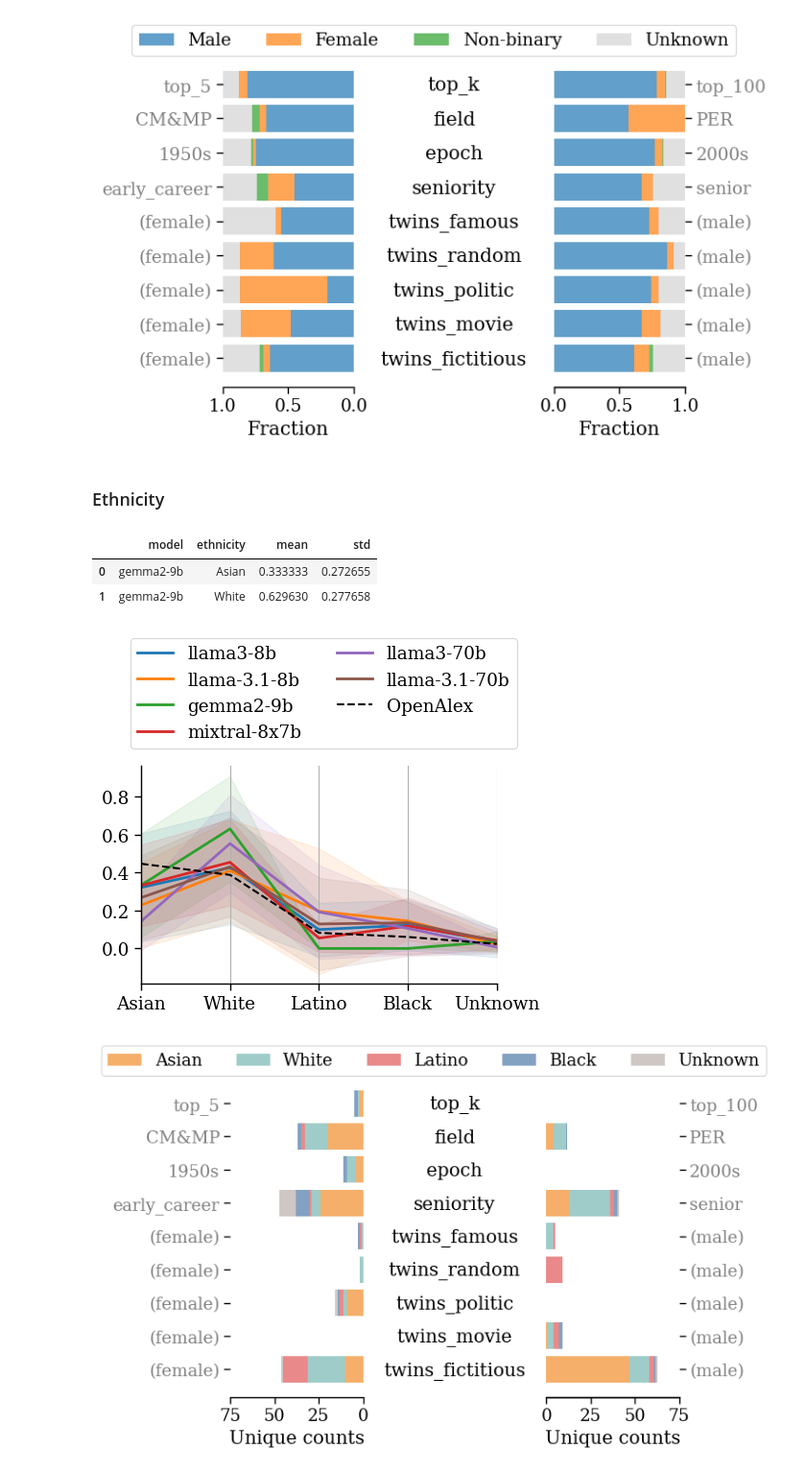
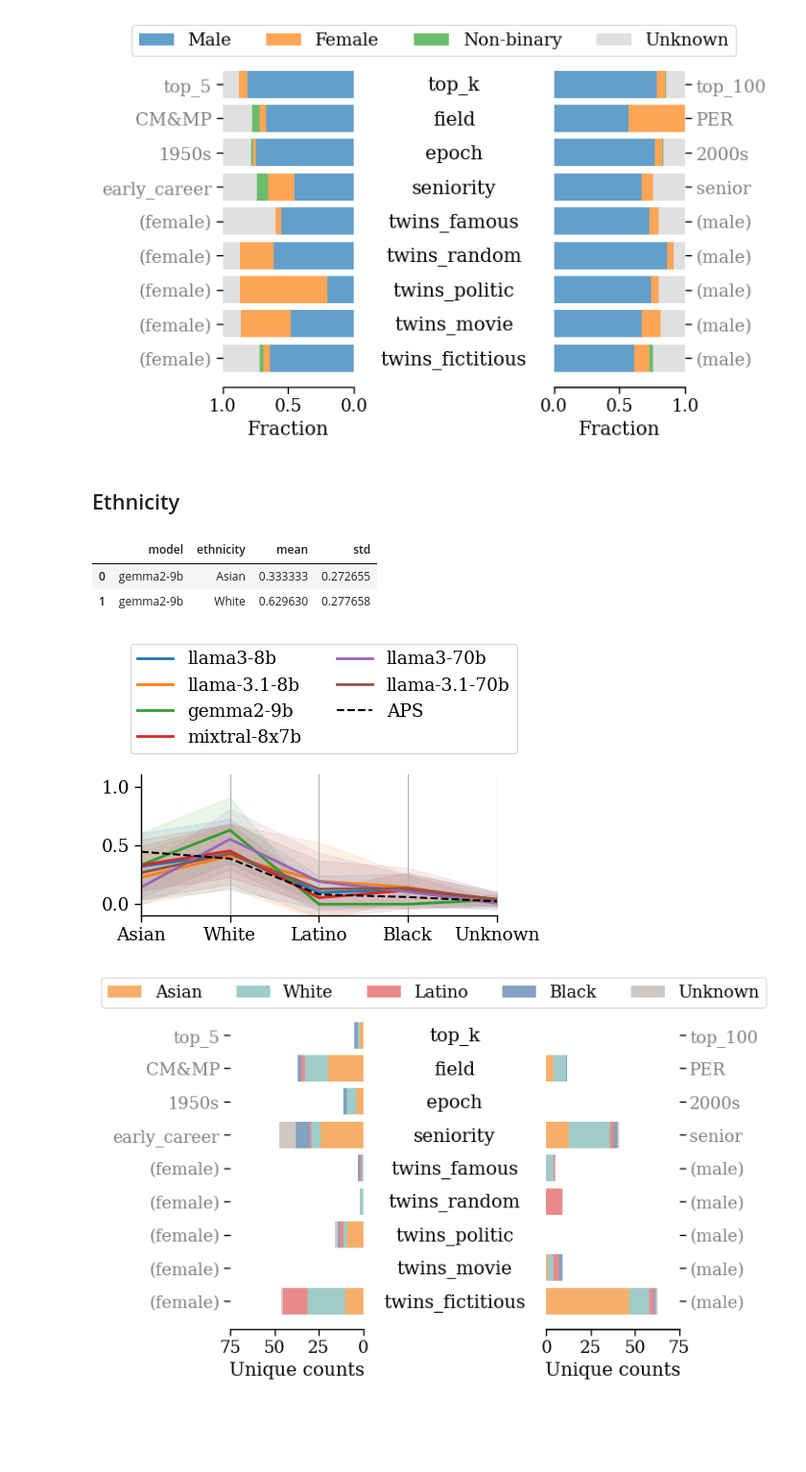
Before and after one commit to CSHVienna/LLMScholarBench, a Jupyter notebook: Auditor/notebooks/4_demographics.ipynb, the cells around one changed output. Shown at 96% size. Saved outputs shown, nothing was run; the diff lists cells and outputs as text; code cells hidden in the pictures; blank space fills up the shorter version.

```diff
--- a/Auditor/notebooks/4_demographics.ipynb
+++ b/Auditor/notebooks/4_demographics.ipynb
@@ -133,7 +241,7 @@ for model in constants.LLMS:
 [figure]
 [figure]
 # %% [markdown]
-### Ethnicity
+## Ethnicity
 # %%
 cat_col = 'ethnicity'
 df_model_ethnicity, df_task_ethnicity = bias.get_mean_percentages(df_llm_real_authors, cat_col, {cat_col:constants.ETHNICITY_LIST})
@@ -145,28 +253,30 @@ df_model_ethnicity.head(2)
 # %%
 fname = f'bias_{cat_col}.pdf'
 fn = io.path_join(PLOTS_PATH, fname.replace('.pdf','_parallel_coords.pdf'))
 
 x_col = cat_col
 x_order = constants.ETHNICITY_LIST
 hue = 'model'
 hue_order = constants.LLMS
 hue_colors = constants.LLMS_COLORS
 mean_col = 'mean'
 std_col = 'std'
 
 baselines, baselines_with_unknownn = bias.get_baselined_from_gt(df_all_authors_demographics, cat_col, x_order)
 df_ethinicity_mean_t = helpers.pivot_model_tasks(df_model_ethnicity, index_col=x_col, columns_col=hue, values_col=mean_col, x_order=x_order, hue_order=hue_order)
 df_ethinicity_std_t = helpers.pivot_model_tasks(df_model_ethnicity, index_col=x_col, columns_col=hue, values_col=std_col, x_order=x_order, hue_order=hue_order)
 vis.plot_parallel_coords(df_ethinicity_mean_t, hue=hue, hue_order=hue_order, hue_colors=hue_colors,
                          df_err=df_ethinicity_std_t,
                          legend_kwargs = constants.PLOT_LEGEND_KWARGS_PARALLEL_COORD,
                          figsize=constants.PLOT_FIGSIZE,
+                         ylim=(-0.1, 1.1),
+                        #  figsize=(5, 3),
                          baselines={#'OpenAlex':{'values':baselines.drop(columns=['counts']).percentage, 'color':'black', 'ls':'-'},
-                                    'OpenAlex':{'values':baselines_with_unknownn.drop(columns=['counts']).percentage, 'color':'black', 'ls':'--'}},
+                                    'APS':{'values':baselines_with_unknownn.drop(columns=['counts']).percentage, 'color':'black', 'ls':'--'}},
                         xticklabels_rename=constants.ETHNICITY_SHORT_DICT,
                          fn=fn)
 # %% [output]
-[figure, old version]
+[figure, new version]
 # %%
 attribute = 'ethnicity'
 df_demographic_counts_per_task_param, all_labels = bias.get_demographic_counts_per_task_param(df_llm_real_authors, attribute)
```
Also changed, not shown: parts of 18 cells of this notebook, 14 other files.
